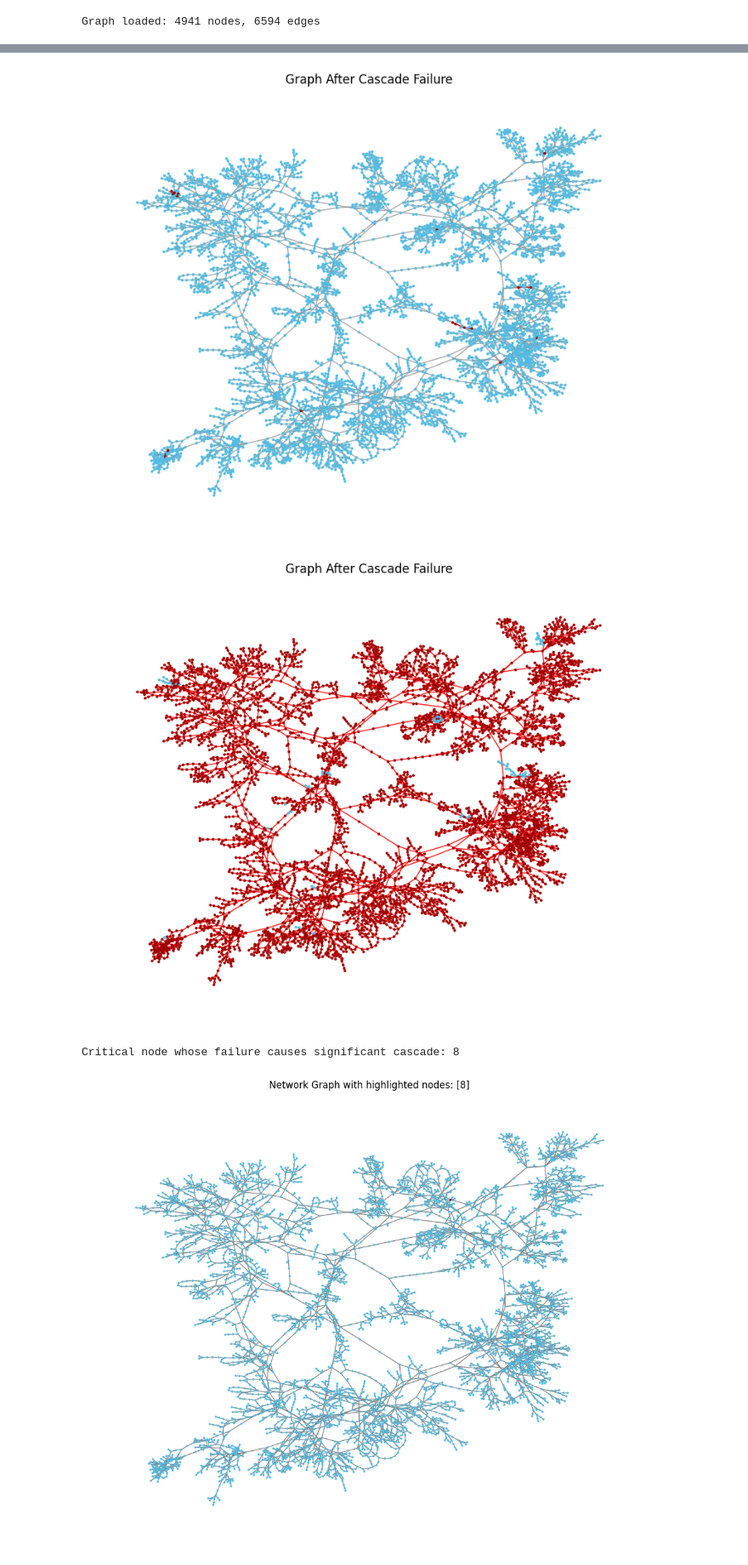
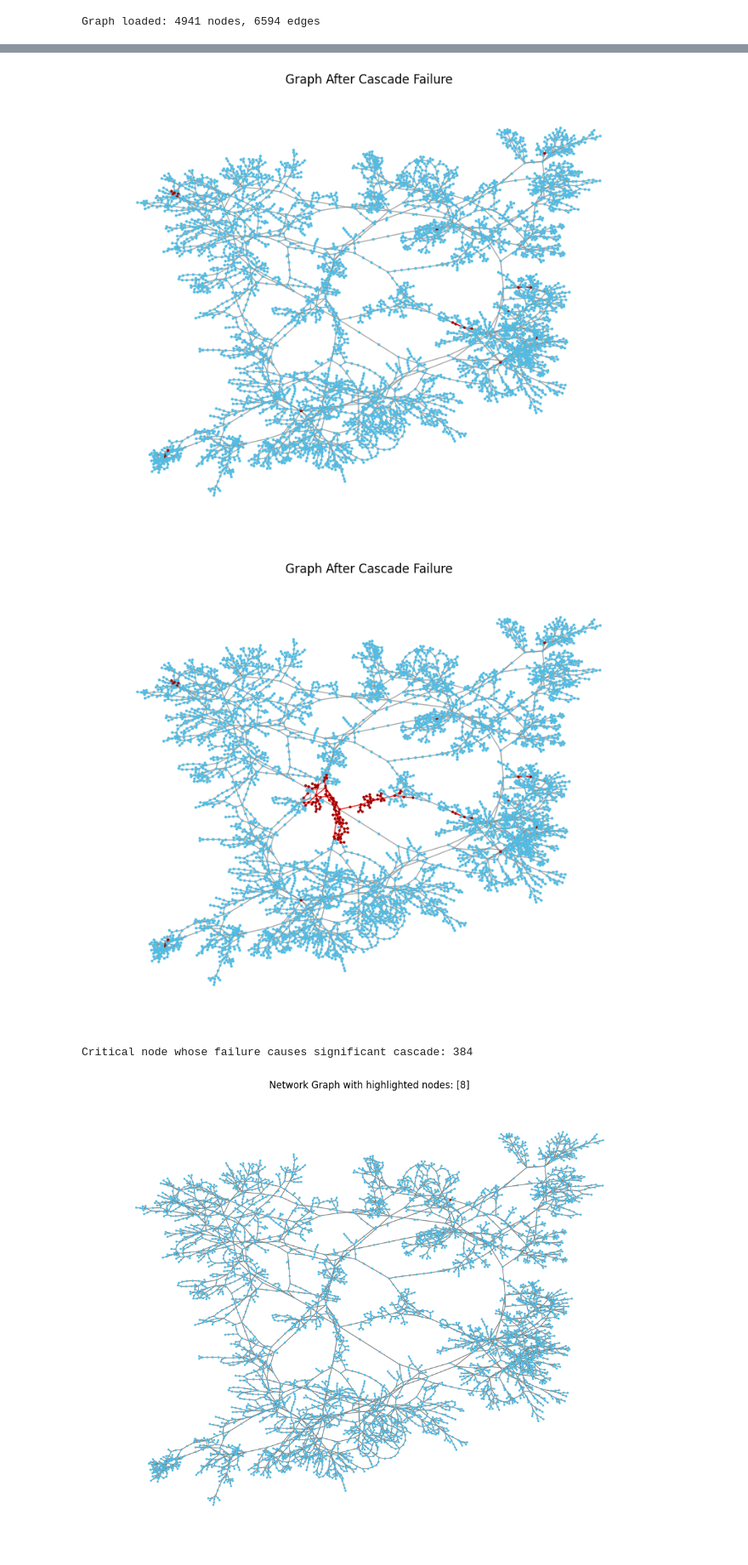
Before and after one commit to OctoPanna/western-us-power-grid, a Jupyter notebook: easy_model.ipynb, the cells around one changed output, grey strips where cells are left out. Shown at 85% size. Cells and saved outputs as stored; diff of their text form; code cells hidden in the pictures.

```diff
--- a/easy_model.ipynb
+++ b/easy_model.ipynb
@@ -54,24 +56,24 @@ Total nodes: 4941
 # %%
 attacked_nodes = high_load_capacity_ratio_and_degree_node_attack(G, number_of_nodes=13)
-G_after_failure = cascade_failure_proportional_load_distribution(G, attacked_nodes)
+G_after_failure, steps, failed_per_step, outputs = cascade_failure_proportional_load_distribution(G, attacked_nodes)
 draw_graph_after_failure(G_after_failure, title="Graph After Cascade Failure")
 failed_nodes_47 = [n for n in G_after_failure.nodes() if G_after_failure.nodes[n]["failed"]]
 
 attacked_nodes = high_load_capacity_ratio_and_degree_node_attack(G, number_of_nodes=14)
-G_after_failure = cascade_failure_proportional_load_distribution(G, attacked_nodes)
+G_after_failure, steps, failed_per_step, outputs = cascade_failure_proportional_load_distribution(G, attacked_nodes)
 draw_graph_after_failure(G_after_failure, title="Graph After Cascade Failure")
 failed_nodes_48 = [n for n in G_after_failure.nodes() if G_after_failure.nodes[n]["failed"]]
 
 node = None
 for n in failed_nodes_48:
     if n not in failed_nodes_47:
         node=n
         break
 print("Critical node whose failure causes significant cascade:", node)
 # %% [output]
 [figure]
-[figure, old version]
+[figure, new version]
-Critical node whose failure causes significant cascade: 8
+Critical node whose failure causes significant cascade: 384
 # %%
 draw_graph_with_node_highlighted(G, [8])
 # %% [output]
```
Also changed, not shown: parts of 4 cells of this notebook, 4 other files.
